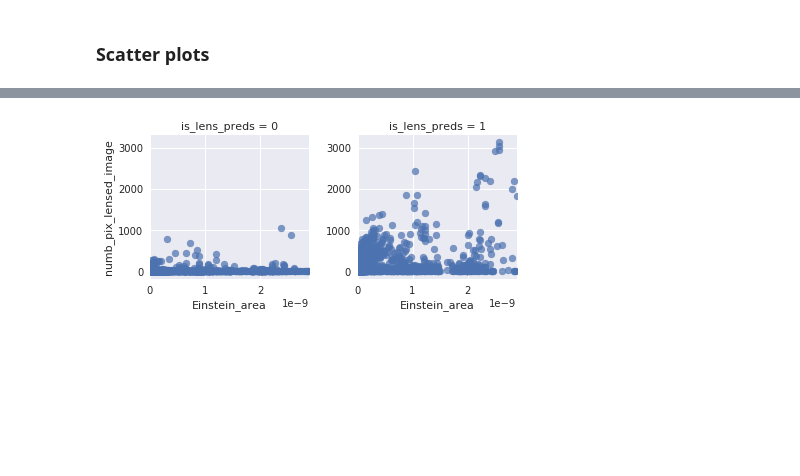
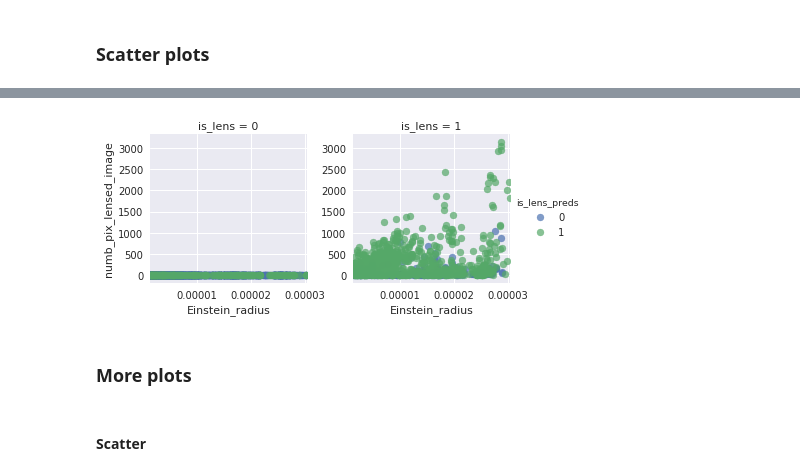
Before and after one commit to agoila/strong-lenses, a Jupyter notebook: Parameter Study.ipynb, the cells around one changed output, grey strips where cells are left out. Saved outputs shown, nothing was run; the diff lists cells and outputs as text; code cells hidden in the pictures; blank space fills up the shorter version.

```diff
--- a/Parameter Study.ipynb
+++ b/Parameter Study.ipynb
@@ -130,7 +132,7 @@ csv_test.head()
 | 3 | 116003 | 1 | 1 | 7.060000e-12 | 120 | 227.222 |
 | 4 | 116004 | 1 | 1 | 1.890000e-09 | 104 | 278.564 |
 # %%
-Einstein_radius = np.sqrt(csv_test.Einstein_area / (2 * np.pi))
+Einstein_radius = np.sqrt(csv_test.Einstein_area / (np.pi))
 # %%
 csv_test['Einstein_radius'] = Einstein_radius
 # %%
@@ -240,7 +259,11 @@ plt.xlim([min(positives.Einstein_area), max(positives.Einstein_area)]);
 # %%
-g = sns.FacetGrid(csv_test, col="is_lens_preds")
-g.map(plt.scatter, 'Einstein_area', 'numb_pix_lensed_image', alpha=.7)
-plt.xlim([min(csv_test.Einstein_area), max(csv_test.Einstein_area)])
+g = sns.FacetGrid(csv_test, col="is_lens", hue="is_lens_preds")
+g.map(plt.scatter, 'Einstein_radius', 'numb_pix_lensed_image', alpha=.7)
+plt.xlim([min(csv_test.Einstein_radius), max(csv_test.Einstein_radius)])
 g.add_legend();
 # %% [output]
-[figure, old version]
+[figure, new version]
+# %% [markdown]
+### More plots
+# %% [markdown]
+#### Scatter
```
Also changed, not shown: parts of 22 cells of this notebook.
